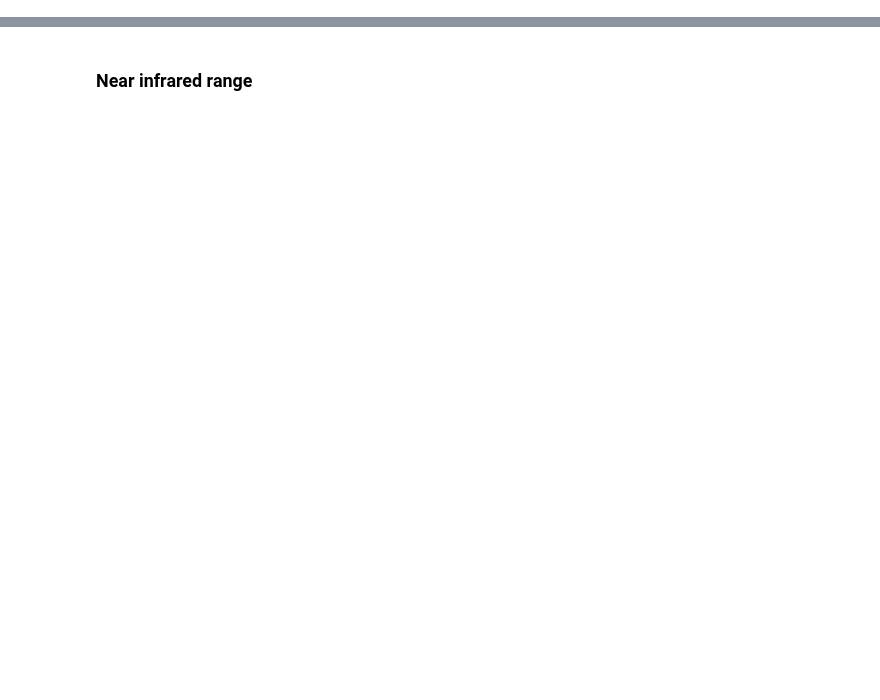
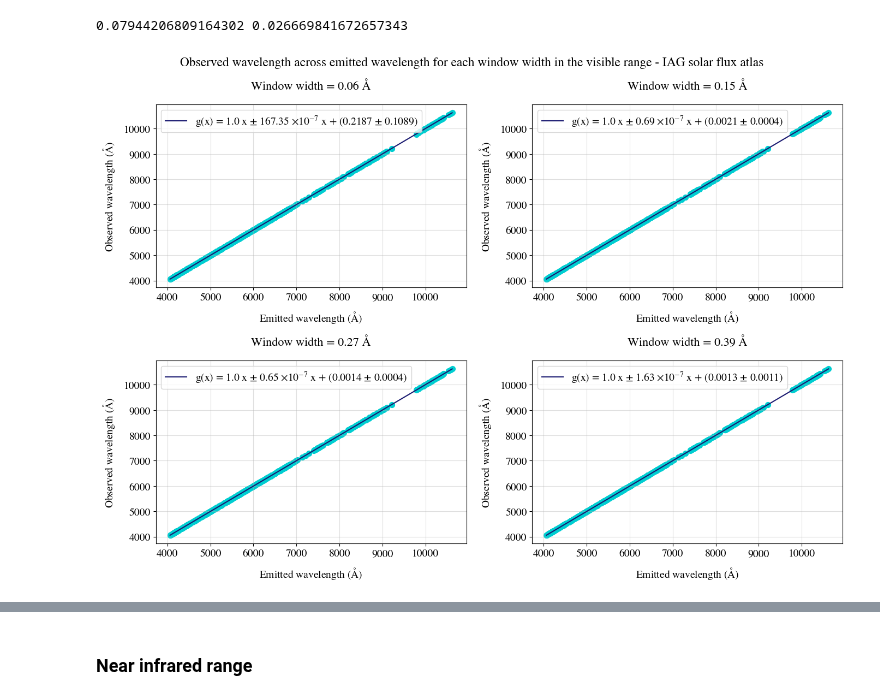
Before and after one commit to ccuellarn/Measurement-and-Characterization-of-Granulation-Patterns-in-the-IAG-Solar-Flux-Spectrum, a Jupyter notebook: Project/Characterization/Statistics/Statistical analysis.ipynb, the cells around one changed output, grey strips where cells are left out. Drawn from its saved outputs; the diff is of its cells as text; code cells hidden in the pictures; blank space fills up the shorter version.

```diff
--- a/Project/Characterization/Statistics/Statistical analysis.ipynb
+++ b/Project/Characterization/Statistics/Statistical analysis.ipynb
@@ -306,0 +155,55 @@ TypeError: Uncertainty() takes 1 positional argument but 2 were given
+# %%
+#Calculating the mean for the standard deviation and variance across all the wavelength
+var = []
+std = []
+weight = []
+
+for i in range(len(closer_lines_VIS)):
+    Values,variance, deviation = Fit_derivates(local_points_VIS[i],closer_lines_VIS['Fe line'].iloc[i],steps*2)
+    var.append(variance)
+    std.append(deviation)
+    weight.append(len(Values))
+
+mean_var = np.average(var, weights=weight)
+mean_std = np.average(std, weights=weight)
+print(mean_var,mean_std)
+# %% [output]
+0.07944206809164302 0.026669841672657343
+# %%
+#We selected bins for the width to see the slope for a lineal fit
+Big_Data_VIS = []
+
+for i in range(len(closer_lines_VIS)):
+    Values,_,_ = Fit_derivates(local_points_VIS[i],closer_lines_VIS['Fe line'].iloc[i],steps*2)
+    Big_Data_VIS.append(Values)
+
+Data_VIS = pd.concat(Big_Data_VIS,axis=0)
+# %%
+list_index = [4,9,11,17]
+
+fig5, axes = plt.subplots(2,2,figsize=(14,10))
+fig5.suptitle('Observed wavelength across emitted wavelength for each window width in the visible range - IAG solar flux atlas')
+axes = axes.flatten()
+
+#Plot the cuadratic fit for each color
+for i, ax in enumerate(axes):
+    new_data = Data_VIS[Data_VIS['Window (A)']==steps[list_index[i]]*2].sort_values(by='Emitted wavelength',ascending=True).reset_index(drop=True)
+
+    #Data parameters
+    param, cov = np.polyfit(new_data['Emitted wavelength'],new_data['Observed wavelength'], 1,cov=True)
+    values_fit = np.linspace(min(new_data['Emitted wavelength']), max(new_data['Emitted wavelength']), len(new_data))
+    fit = np.polyval(param,values_fit)
+    error = np.sqrt(np.diag(cov))
+
+    ax.scatter(new_data['Emitted wavelength'],new_data['Observed wavelength'],c='darkturquoise',s=50)
+    ax.plot(values_fit,fit,c='midnightblue',label=rf'g(x) = {round(param[0],2)} x $\pm$ {round(error[0]*1e7,2)} $\times 10^{{-7}}$ x + ({round(param[1],4)} $\pm$ {round(error[1],4)})')
+
+    ax.set_title('Window width = {} Å'.format(round(steps[list_index[i]]*2,4)),pad=20)
+    ax.set_ylabel(r'Observed wavelength $(\mathrm{\AA})$',labelpad=10)
+    ax.set_xlabel(r'Emitted wavelength $(\mathrm{\AA})$',labelpad=10)
+    ax.grid(alpha=0.4)
+    ax.legend()
+
+fig5.tight_layout()
+# %% [output]
+[figure, added]
```
Also changed, not shown: parts of 22 cells of this notebook.
